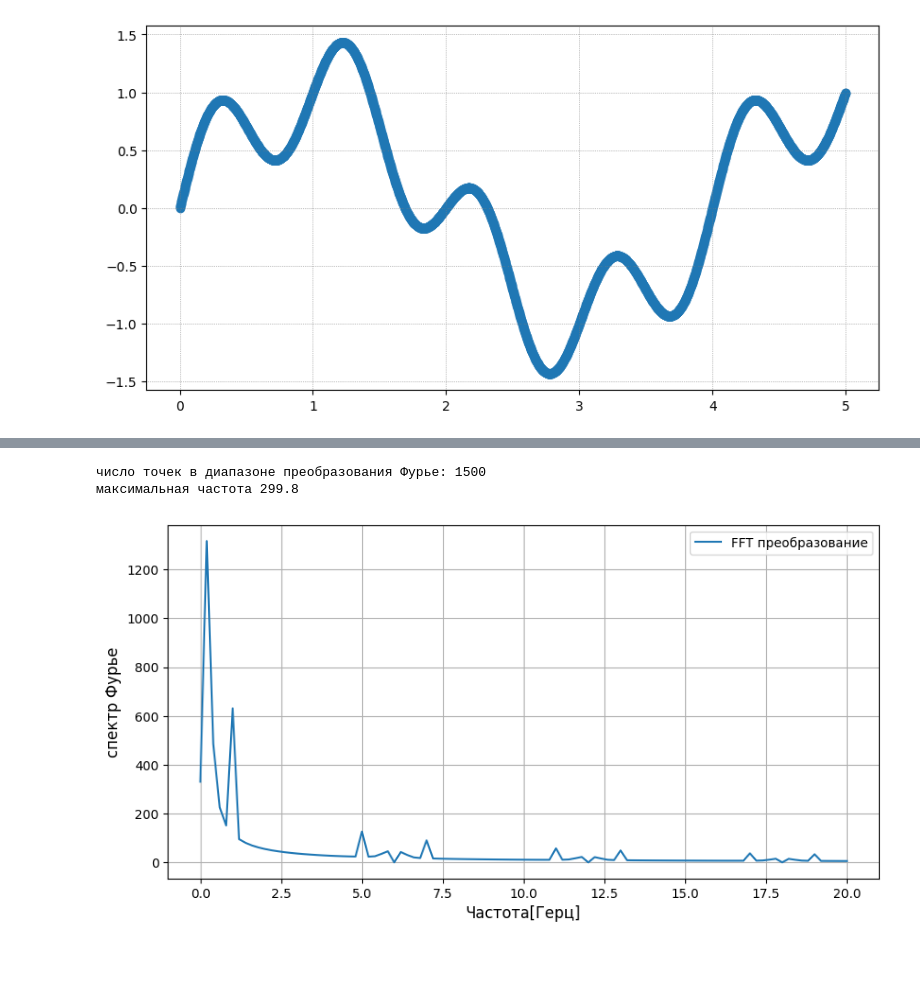
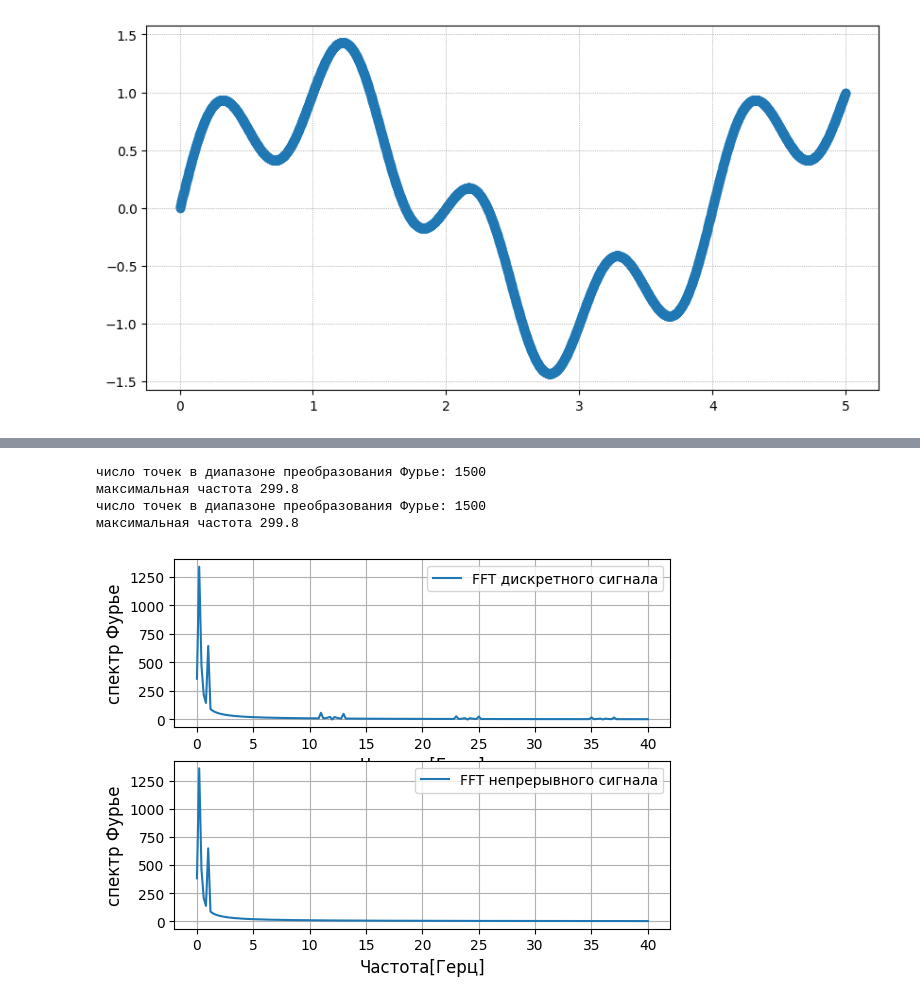
Before and after one commit to TAUforPython/BaseControlTheory, a Jupyter notebook: базовые_инструменты_ТАУ.ipynb, the cells around one changed output, grey strips where cells are left out. Cells and saved outputs as stored; diff of their text form; code cells hidden in the pictures; blank space fills up the shorter version.

Commit message:
дискретные системы: доработана визуализация преобразования Фурье

```diff
--- a/базовые_инструменты_ТАУ.ipynb
+++ b/базовые_инструменты_ТАУ.ipynb
@@ -1093,5 +1080,7 @@ plt.grid()
-# %%
-def discretize(y,t,dt):
-  t/dt
-
-  return y_discrete, t_discrete
+# %%
+y_discrete, t_discrete = discretize(y,t,step_dt = 50)
+
+plt.plot(t_discrete,y_discrete, label='дискретный сигнал')
+plt.plot(t,y, label='непрерывный сигнал')
+plt.grid()
+plt.legend()
@@ -1098,27 +1090,58 @@ def discretize(y,t,dt):
 # %%
 from scipy.fft import fft, fftfreq
 
+# преобразование Фурье для дискретного сигнала
 yfft = fft(y_discrete)
 xf = fftfreq(N, T/N)[:N//2]
 yf = np.abs(yfft[0:N//2])
 # устанавливаем максимальную частоту для отображения на графике преобразования Фурье
 
 if len(np.where(xf > 10)[0]) == 0:
   index_f_viewmax = len(xf)
 else:
-  index_f_viewmax = np.where(xf > 20)[0][0]
+  index_f_viewmax = np.where(xf > 40)[0][0]
 print('число точек в диапазоне преобразования Фурье:',len(xf))
 print('максимальная частота', xf[-1])
 # спект Фурье симметричен относительно нуля, поэтому берем только правую его часть
-plt.figure(figsize=(10, 5))
-plt.plot(xf[0:index_f_viewmax], yf[0:index_f_viewmax], label='FFT преобразование')
+
+plt.subplot(2, 1, 1)
+#plt.figure(figsize=(10, 3))
+plt.plot(xf[0:index_f_viewmax], yf[0:index_f_viewmax], label='FFT дискретного сигнала')
 plt.xlabel('Частота[Герц]', fontsize=12)
 plt.ylabel('спектр Фурье', fontsize=12)
 #plt.xticks(np.arange(1, np.max(xf[0:100]), 2))
 plt.grid()
 plt.legend()
+#plt.show()
+
+
+# преобразование Фурье для непрерывного сигнала
+yfft = fft(y)
+xf = fftfreq(N, T/N)[:N//2]
+yf = np.abs(yfft[0:N//2])
+# устанавливаем максимальную частоту для отображения на графике преобразования Фурье
+
+if len(np.where(xf > 10)[0]) == 0:
+  index_f_viewmax = len(xf)
+else:
+  index_f_viewmax = np.where(xf > 40)[0][0]
+print('число точек в диапазоне преобразования Фурье:',len(xf))
+print('максимальная частота', xf[-1])
+# спект Фурье симметричен относительно нуля, поэтому берем только правую его часть
+
+plt.subplot(2, 1, 2)
+#plt.figure(figsize=(10, 3))
+plt.plot(xf[0:index_f_viewmax], yf[0:index_f_viewmax], label='FFT непрерывного сигнала')
+plt.xlabel('Частота[Герц]', fontsize=12)
+plt.ylabel('спектр Фурье', fontsize=12)
+#plt.xticks(np.arange(1, np.max(xf[0:100]), 2))
+plt.grid()
+
+plt.legend()
 plt.show()
 # %% [output]
 число точек в диапазоне преобразования Фурье: 1500
 максимальная частота 299.8
+число точек в диапазоне преобразования Фурье: 1500
+максимальная частота 299.8
-[figure, old version]
+[figure, new version]
```
Also changed, not shown: parts of 2 cells of this notebook.
